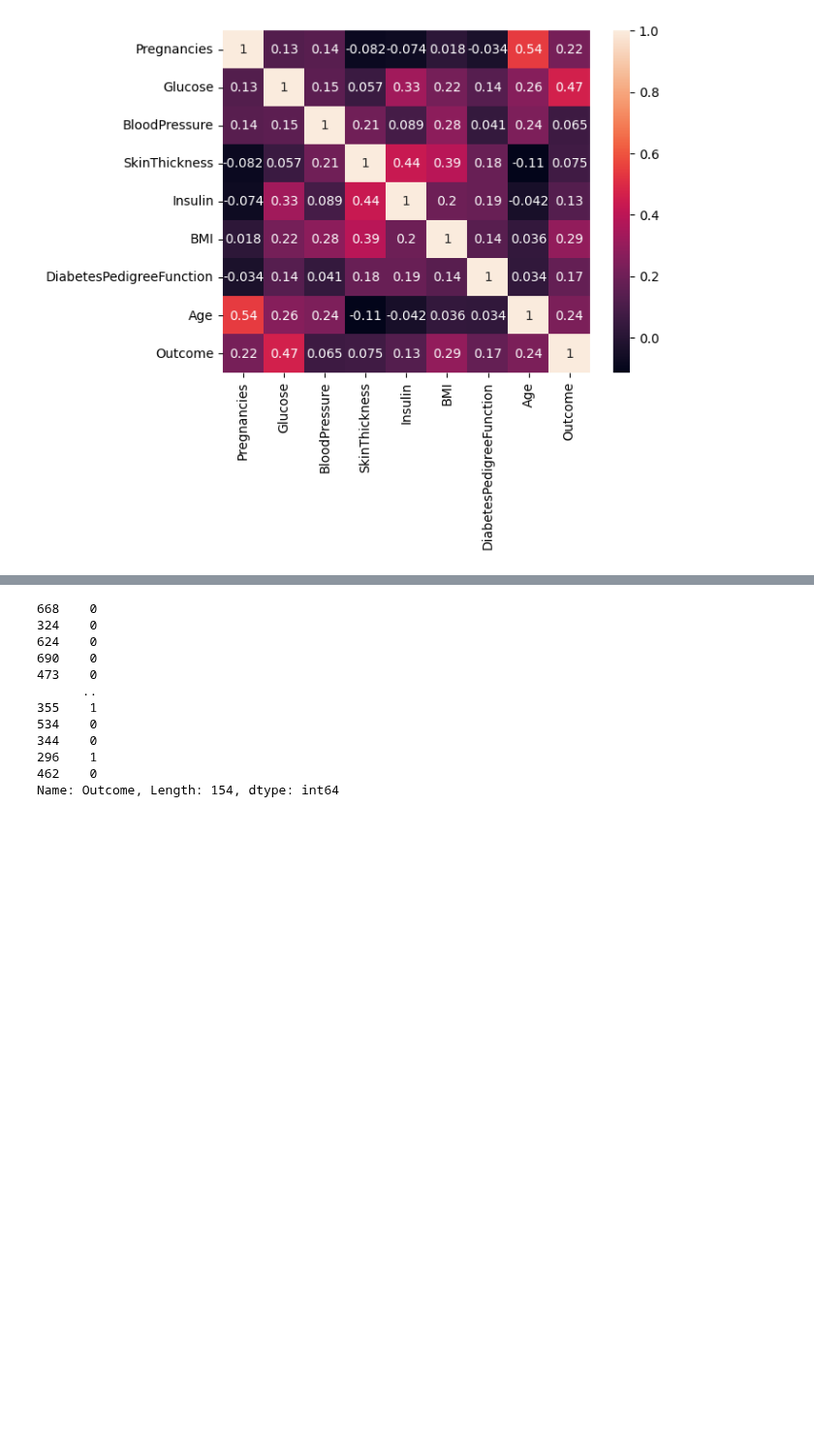
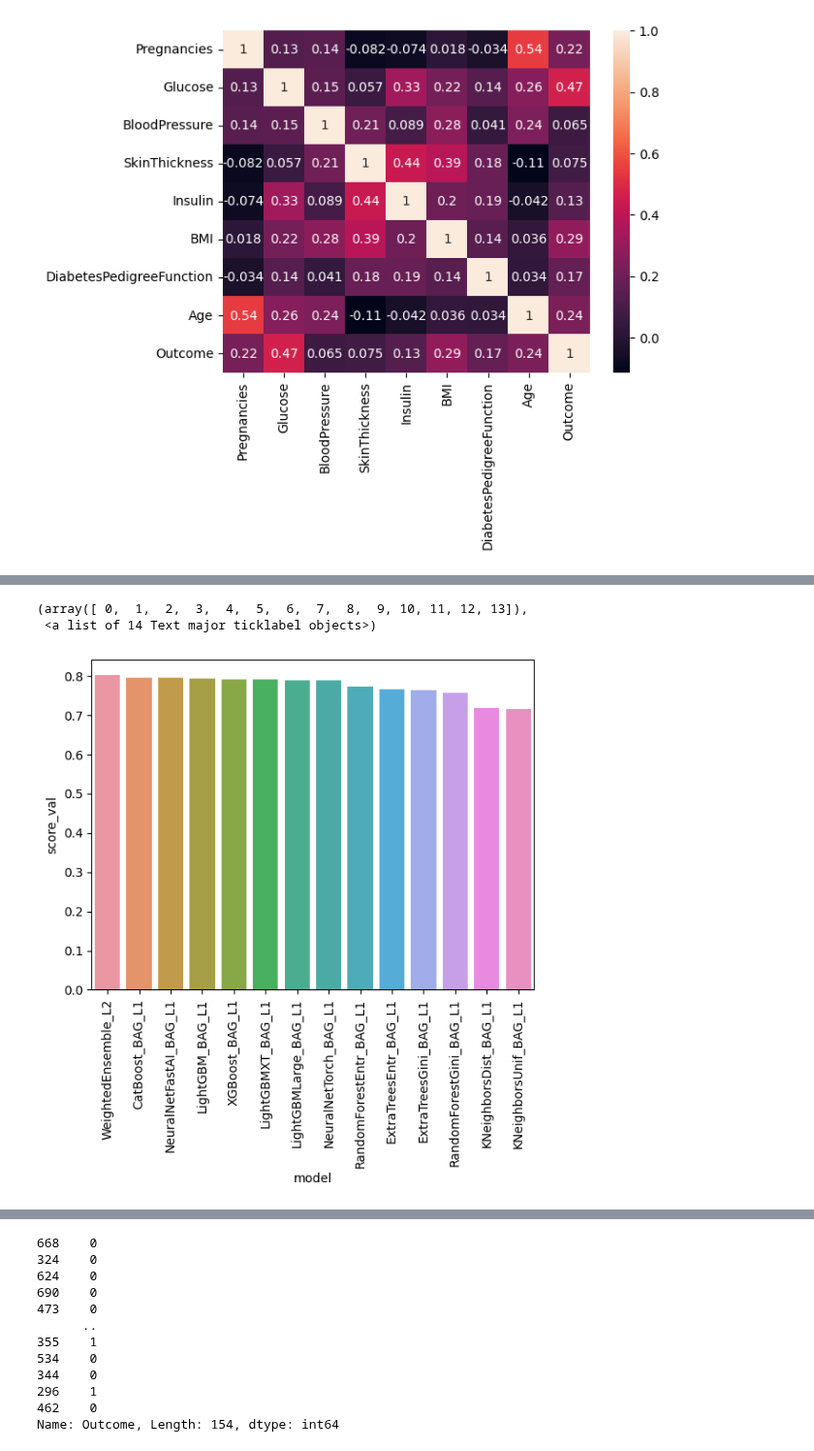
Before and after one commit to TaeMD/ML-projects, a Jupyter notebook: Diabetes_autopilot.ipynb, the cells around one changed output, grey strips where cells are left out. Shown at 97% size. Drawn from its saved outputs; the diff is of its cells as text; code cells hidden in the pictures; blank space fills up the shorter version.

```diff
--- a/Diabetes_autopilot.ipynb
+++ b/Diabetes_autopilot.ipynb
@@ -170,0 +103,2 @@ predictor.leaderboard()
+# %%
+leader_df = predictor.leaderboard()
@@ -170,0 +121,7 @@ predictor.leaderboard()
+# %%
+sns.barplot(x='model', y='score_val', data= leader_df)
+plt.xticks(rotation=90)
+# %% [output]
+(array([ 0,  1,  2,  3,  4,  5,  6,  7,  8,  9, 10, 11, 12, 13]),
+ <a list of 14 Text major ticklabel objects>)
+[figure, added]
```
Also changed, not shown: parts of 5 cells of this notebook.
